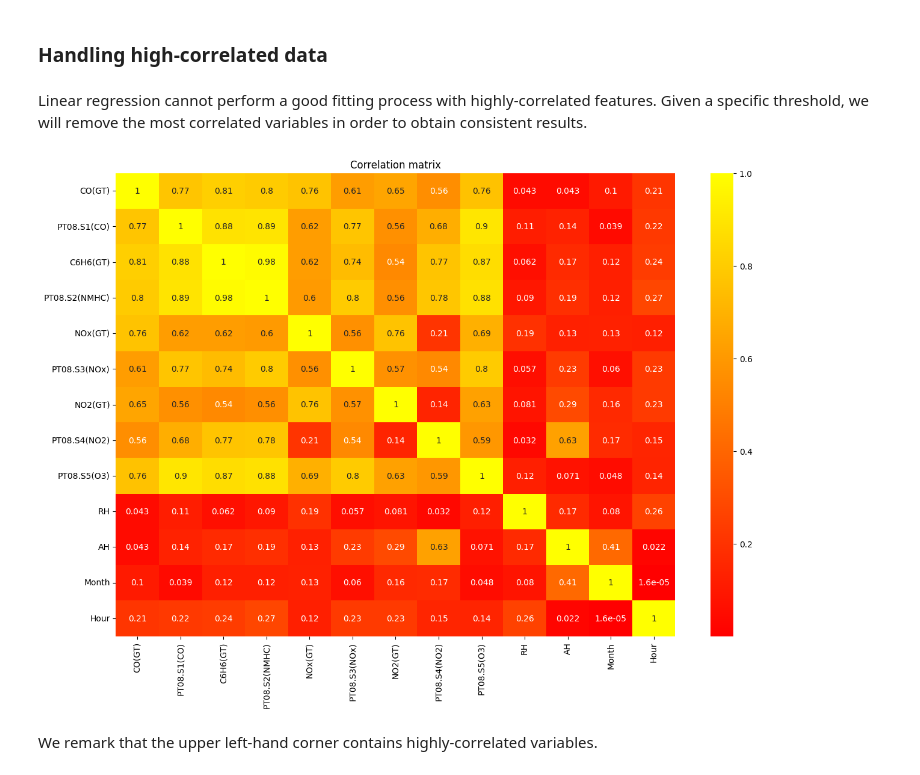
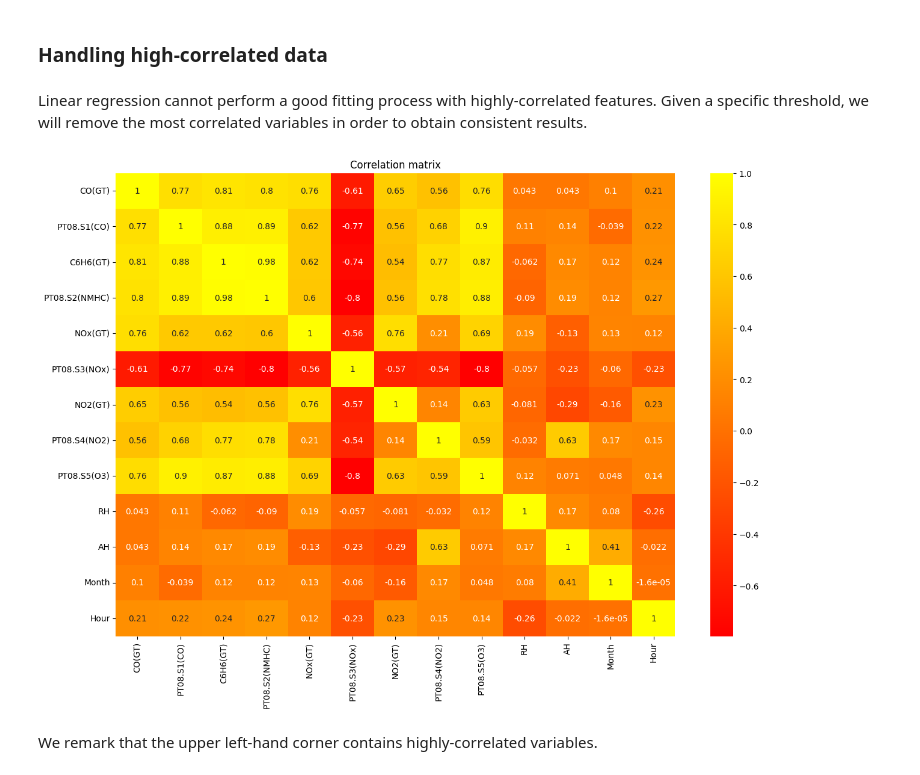
Before and after one commit to lcsrodriguez/dl-practicals, a Jupyter notebook: p2/p2.ipynb, the cells around one changed output. Saved outputs shown, nothing was run; the diff lists cells and outputs as text; code cells hidden in the pictures.

```diff
--- a/p2/p2.ipynb
+++ b/p2/p2.ipynb
@@ -508,17 +508,17 @@ for i in range(ax.shape[0]):
 # %% [markdown]
 ### Handling high-correlated data
-# %% [markdown]
-Linear regression cannot perform a good fitting process with highly-correlated features.
-Given a specific threshold, we will remove the most correlated variables in order to obtain consistent results.
+# %% [markdown]
+Linear regression cannot perform a good fitting process with highly-correlated features.
+Given a specific threshold, we will remove the most correlated variables in order to obtain consistent results.
 # %%
 # Computing and plotting the correlation matrix of the final dataset
 plt.figure(figsize=(15, 10))
-correlation_matrix = X.corr().abs()
+correlation_matrix = X.corr() #.abs()
 sns.heatmap(correlation_matrix, annot=True, cmap="autumn")
 plt.title("Correlation matrix")
 plt.show()
 # %% [output]
-[figure, old version]
+[figure, new version]
 # %% [markdown]
 We remark that the upper left-hand corner contains highly-correlated variables.
 # %%
```
Also changed, not shown: parts of 65 cells of this notebook, 3 other files.
